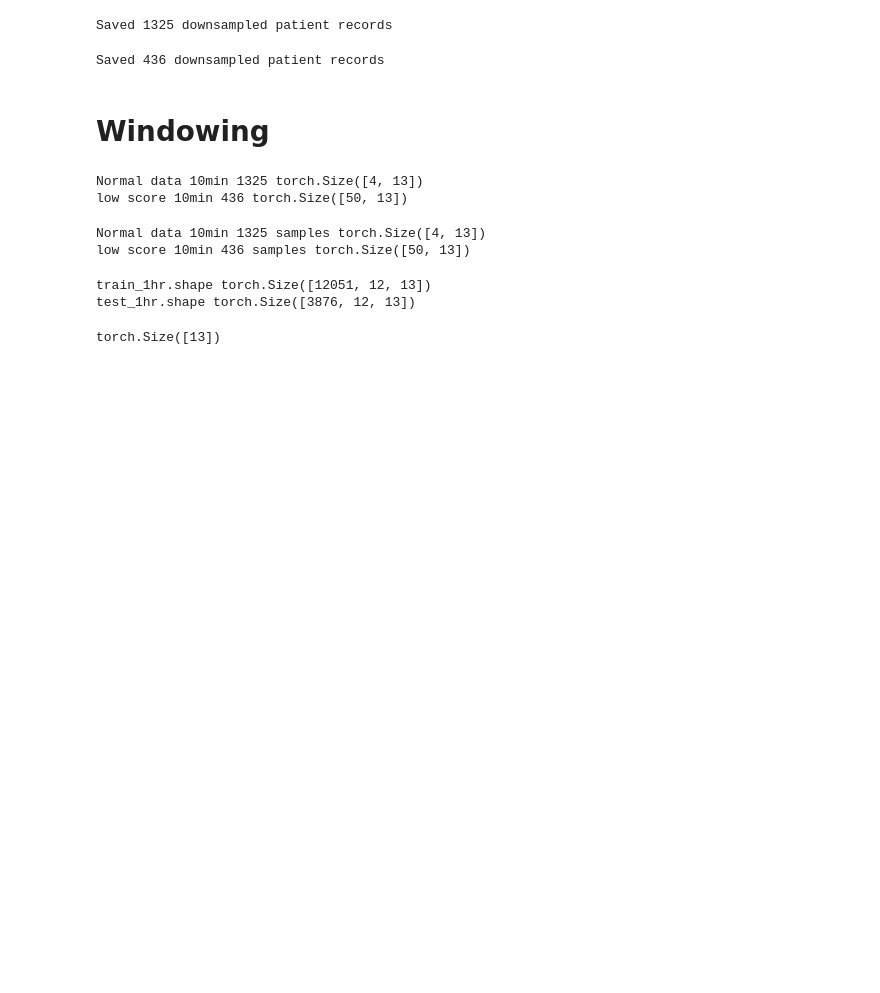
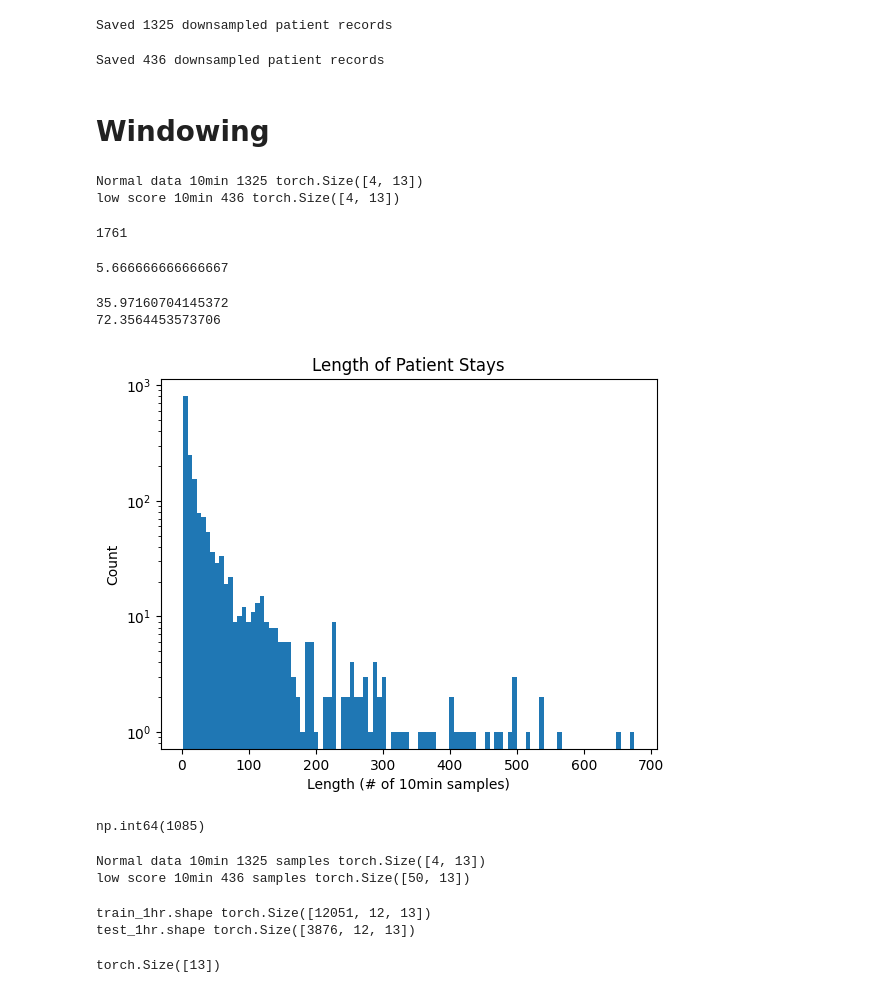
Before and after one commit to aysintumay/noisy_mujoco, a Jupyter notebook: abiomed_env/data_proc/downsample.ipynb, the cells around one changed output. Drawn from its saved outputs; the diff is of its cells as text; code cells hidden in the pictures; blank space fills up the shorter version.

```diff
--- a/abiomed_env/data_proc/downsample.ipynb
+++ b/abiomed_env/data_proc/downsample.ipynb
@@ -134,15 +136,47 @@ test_downsampled = downsampled[int(len(downsampled) * 0.8):]
 
 
 with open('/abiomed/intermediate/low_score_amicgs/at_10min_data.pkl', 'rb') as f:
-    downsampled = pickle.load(f)
+    downsampled_ll = pickle.load(f)
 
-print("low score 10min", len(downsampled), downsampled[0]['data'].shape)
+print("low score 10min", len(downsampled_ll), downsampled[0]['data'].shape)
 #80% for training, 20% for testing
-train_downsampled = downsampled[:int(len(downsampled) * 0.8)]
-test_downsampled = downsampled[int(len(downsampled) * 0.8):]
+train_downsampled = downsampled[:int(len(downsampled_ll) * 0.8)]
+test_downsampled = downsampled[int(len(downsampled_ll) * 0.8):]
 # %% [output]
 Normal data 10min 1325 torch.Size([4, 13])
-low score 10min 436 torch.Size([50, 13])
+low score 10min 436 torch.Size([4, 13])
+# %%
+1325+436
+# %% [output]
+1761
+# %%
+34/6
+# %% [output]
+5.666666666666667
+# %%
+import matplotlib.pyplot as plt
+
+lengths = []
+for a in downsampled+downsampled_ll:
+    lengths.append(len(a['data']))
+
+print(np.mean(lengths))
+print(np.std(lengths))
+
+# log scale
+plt.hist(lengths, bins=100, log=True)
+plt.title("Length of Patient Stays")
+plt.xlabel("Length (# of 10min samples)")
+plt.ylabel("Count")
+plt.show()
+# %% [output]
+35.97160704145372
+72.3564453573706
+[figure, added]
+# %%
+np.sum(np.array(lengths) > 6)
+# %% [output]
+np.int64(1085)
 # %%
 
 
```
Also changed, not shown: parts of 28 cells of this notebook, 15 other files.
